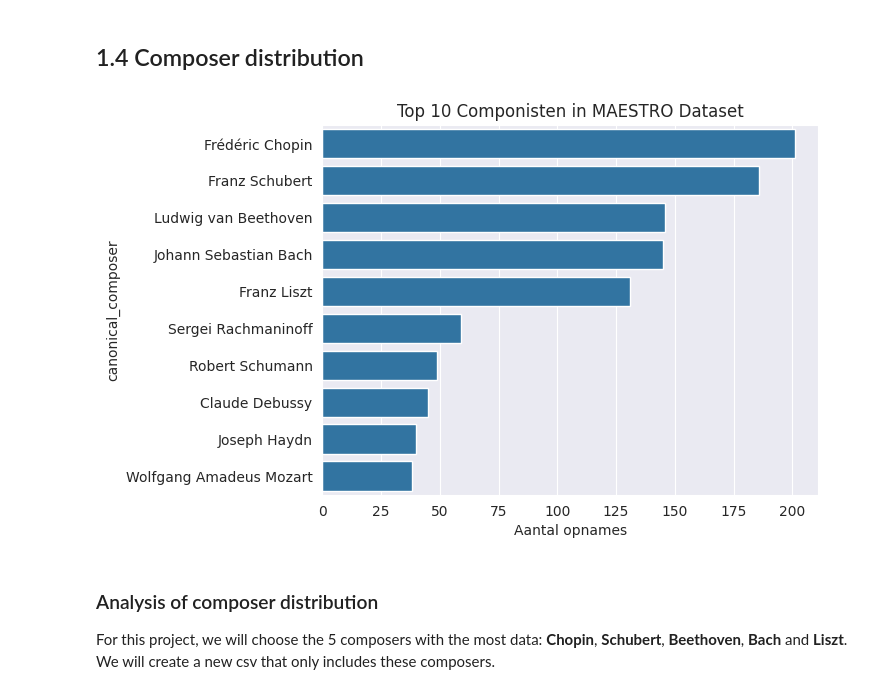
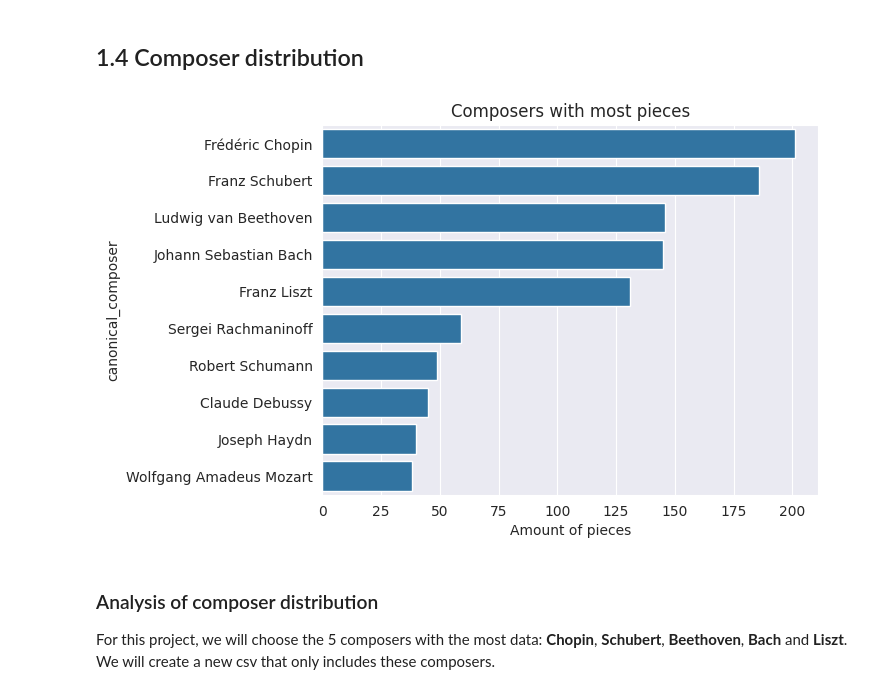
Before and after one commit to UlysseVanDamme/music-composer-classifier, a Jupyter notebook: notebooks/EDA.ipynb, the cells around one changed output. Drawn from its saved outputs; the diff is of its cells as text; code cells hidden in the pictures.

```diff
--- a/notebooks/EDA.ipynb
+++ b/notebooks/EDA.ipynb
@@ -51,12 +58,12 @@ plt.show()
 # %%
 plt.figure()
 top_composers = df['canonical_composer'].value_counts().head(10)
 sns.barplot(x=top_composers.values, y=top_composers.index)
-plt.title('Top 10 Componisten in MAESTRO Dataset')
-plt.xlabel('Aantal opnames')
+plt.title('Composers with most pieces')
+plt.xlabel('Amount of pieces')
 plt.show()
 # %% [output]
-[figure, old version]
+[figure, new version]
 # %% [markdown]
 ### Analysis of composer distribution
 
```
Also changed, not shown: parts of 3 cells of this notebook, 2 other files.
